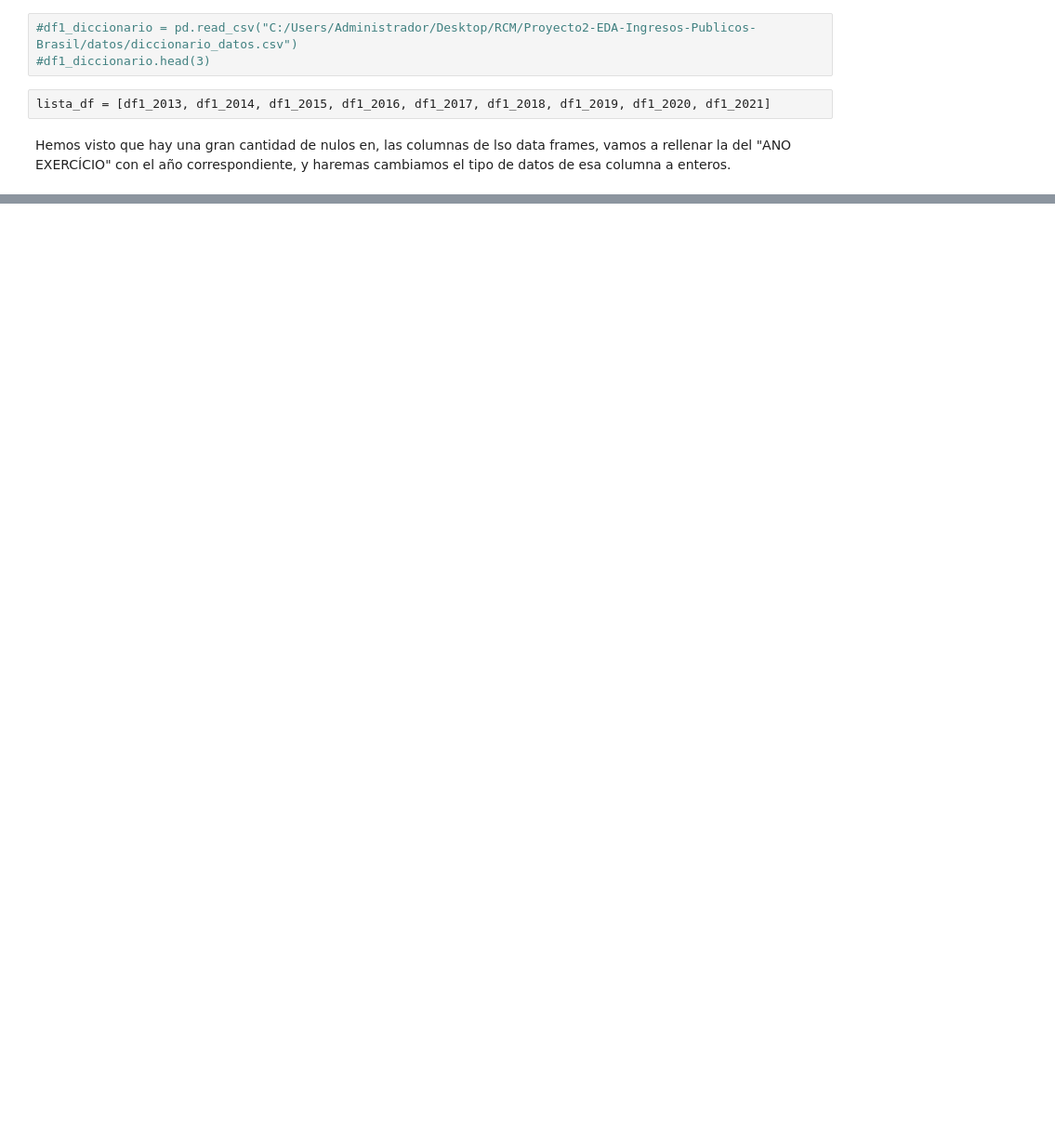
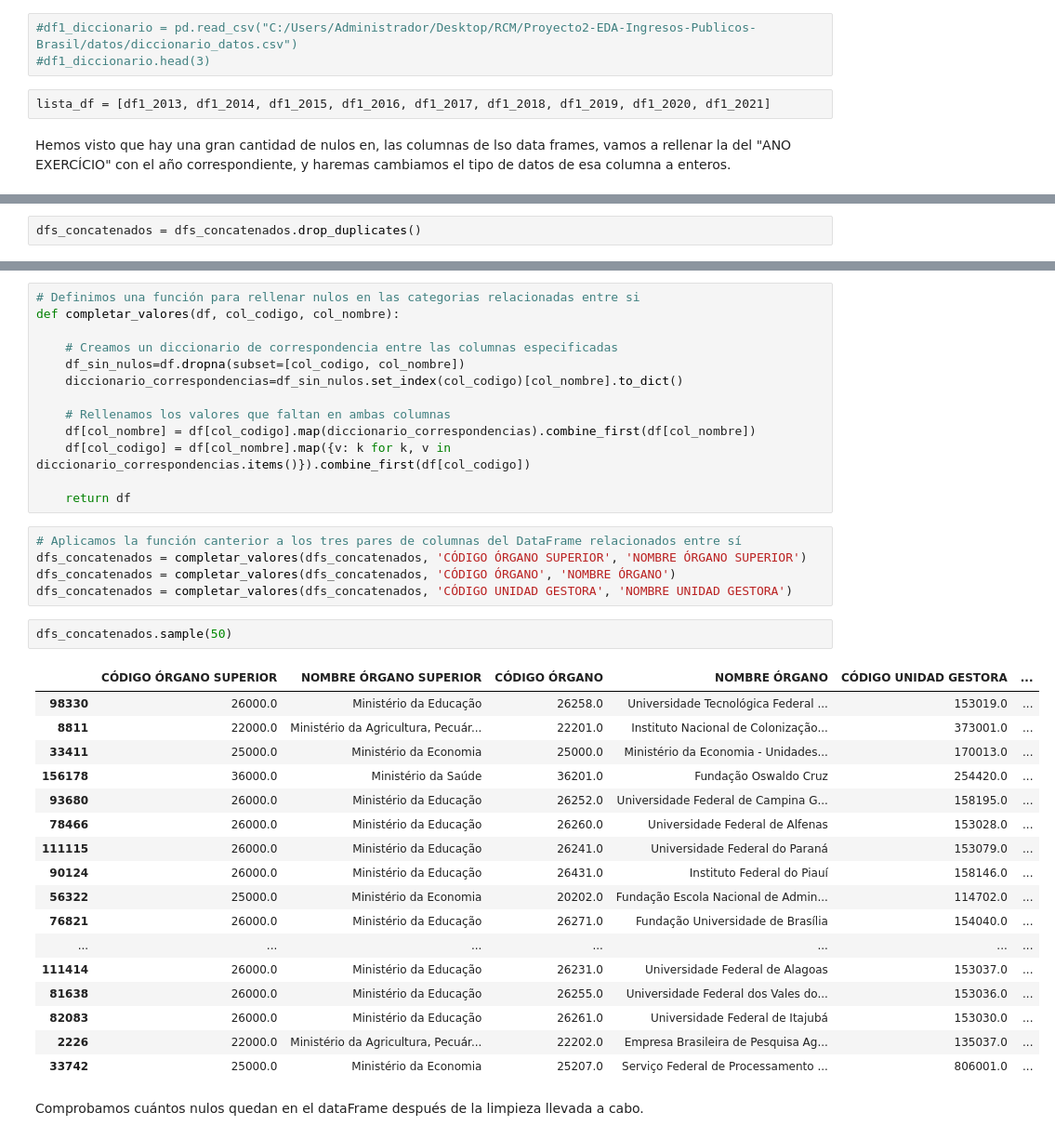
Before and after one commit to Rcm89/Proyecto2-EDA-Ingresos-Publicos-Brasil, a Jupyter notebook: notebooks/notebook_archivos.ipynb, the cells around one changed output, grey strips where cells are left out. Shown: that part at 93% size. Saved outputs shown, nothing was run; the diff lists cells and outputs as text; blank space fills up the shorter version.

Commit message:
terminando la limpieza de datos

```diff
--- a/notebooks/notebook_archivos.ipynb
+++ b/notebooks/notebook_archivos.ipynb
@@ -145,0 +526,2 @@ dfs_concatenados.duplicated().value_counts()
+# %%
+dfs_concatenados = dfs_concatenados.drop_duplicates()
@@ -169,0 +651,40 @@ dfs_concatenados.info()
+# %%
+# Definimos una función para rellenar nulos en las categorias relacionadas entre si
+def completar_valores(df, col_codigo, col_nombre):
+
+    # Creamos un diccionario de correspondencia entre las columnas especificadas
+    df_sin_nulos=df.dropna(subset=[col_codigo, col_nombre])
+    diccionario_correspondencias=df_sin_nulos.set_index(col_codigo)[col_nombre].to_dict()
+
+    # Rellenamos los valores que faltan en ambas columnas
+    df[col_nombre] = df[col_codigo].map(diccionario_correspondencias).combine_first(df[col_nombre])
+    df[col_codigo] = df[col_nombre].map({v: k for k, v in diccionario_correspondencias.items()}).combine_first(df[col_codigo])
+
+    return df
+# %%
+# Aplicamos la función canterior a los tres pares de columnas del DataFrame relacionados entre sí
+dfs_concatenados = completar_valores(dfs_concatenados, 'CÓDIGO ÓRGANO SUPERIOR', 'NOMBRE ÓRGANO SUPERIOR')
+dfs_concatenados = completar_valores(dfs_concatenados, 'CÓDIGO ÓRGANO', 'NOMBRE ÓRGANO')
+dfs_concatenados = completar_valores(dfs_concatenados, 'CÓDIGO UNIDAD GESTORA', 'NOMBRE UNIDAD GESTORA')
+# %%
+dfs_concatenados.sample(50)
+# %% [output]
+|  | CÓDIGO ÓRGANO SUPERIOR | NOMBRE ÓRGANO SUPERIOR | CÓDIGO ÓRGANO | NOMBRE ÓRGANO | CÓDIGO UNIDAD GESTORA | ... |
+| 98330 | 26000.0 | Ministério da Educação | 26258.0 | Universidade Tecnológica Federal ... | 153019.0 | ... |
+| 8811 | 22000.0 | Ministério da Agricultura, Pecuár... | 22201.0 | Instituto Nacional de Colonização... | 373001.0 | ... |
+| 33411 | 25000.0 | Ministério da Economia | 25000.0 | Ministério da Economia - Unidades... | 170013.0 | ... |
+| 156178 | 36000.0 | Ministério da Saúde | 36201.0 | Fundação Oswaldo Cruz | 254420.0 | ... |
+| 93680 | 26000.0 | Ministério da Educação | 26252.0 | Universidade Federal de Campina G... | 158195.0 | ... |
+| 78466 | 26000.0 | Ministério da Educação | 26260.0 | Universidade Federal de Alfenas | 153028.0 | ... |
+| 111115 | 26000.0 | Ministério da Educação | 26241.0 | Universidade Federal do Paraná | 153079.0 | ... |
+| 90124 | 26000.0 | Ministério da Educação | 26431.0 | Instituto Federal do Piauí | 158146.0 | ... |
+| 56322 | 25000.0 | Ministério da Economia | 20202.0 | Fundação Escola Nacional de Admin... | 114702.0 | ... |
+| 76821 | 26000.0 | Ministério da Educação | 26271.0 | Fundação Universidade de Brasília | 154040.0 | ... |
+| ... | ... | ... | ... | ... | ... | ... |
+| 111414 | 26000.0 | Ministério da Educação | 26231.0 | Universidade Federal de Alagoas | 153037.0 | ... |
+| 81638 | 26000.0 | Ministério da Educação | 26255.0 | Universidade Federal dos Vales do... | 153036.0 | ... |
+| 82083 | 26000.0 | Ministério da Educação | 26261.0 | Universidade Federal de Itajubá | 153030.0 | ... |
+| 2226 | 22000.0 | Ministério da Agricultura, Pecuár... | 22202.0 | Empresa Brasileira de Pesquisa Ag... | 135037.0 | ... |
+| 33742 | 25000.0 | Ministério da Economia | 25207.0 | Serviço Federal de Processamento ... | 806001.0 | ... |
+# %% [markdown]
+Comprobamos cuántos nulos quedan en el dataFrame después de la limpieza llevada a cabo.
```
Also changed, not shown: parts of 54 cells of this notebook, 12 other files.
